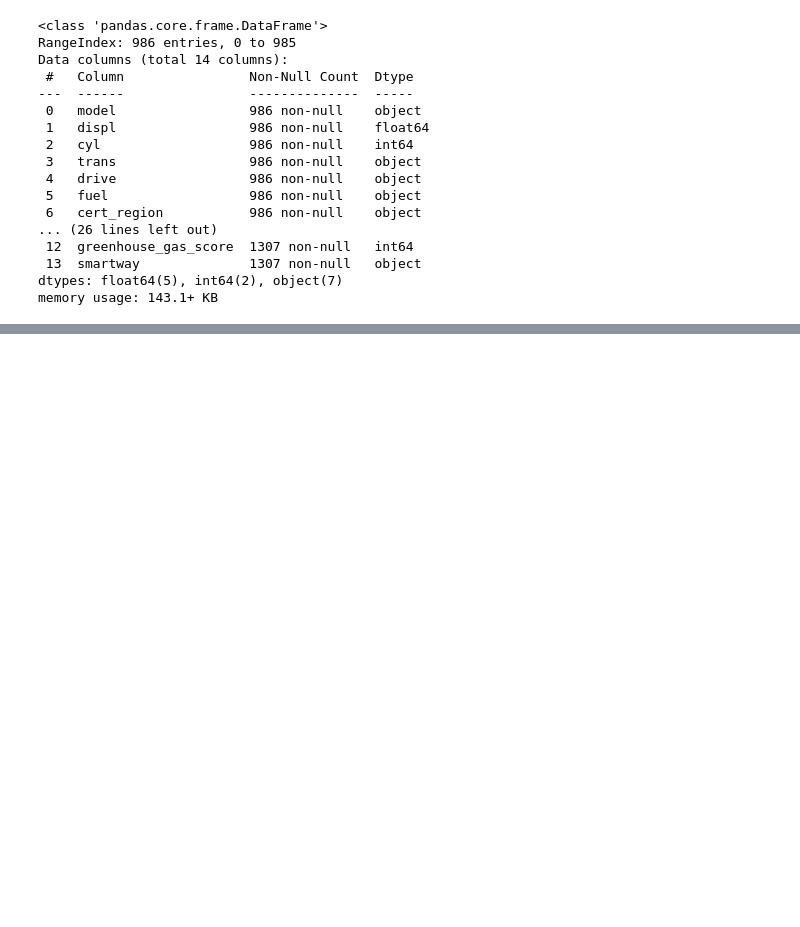
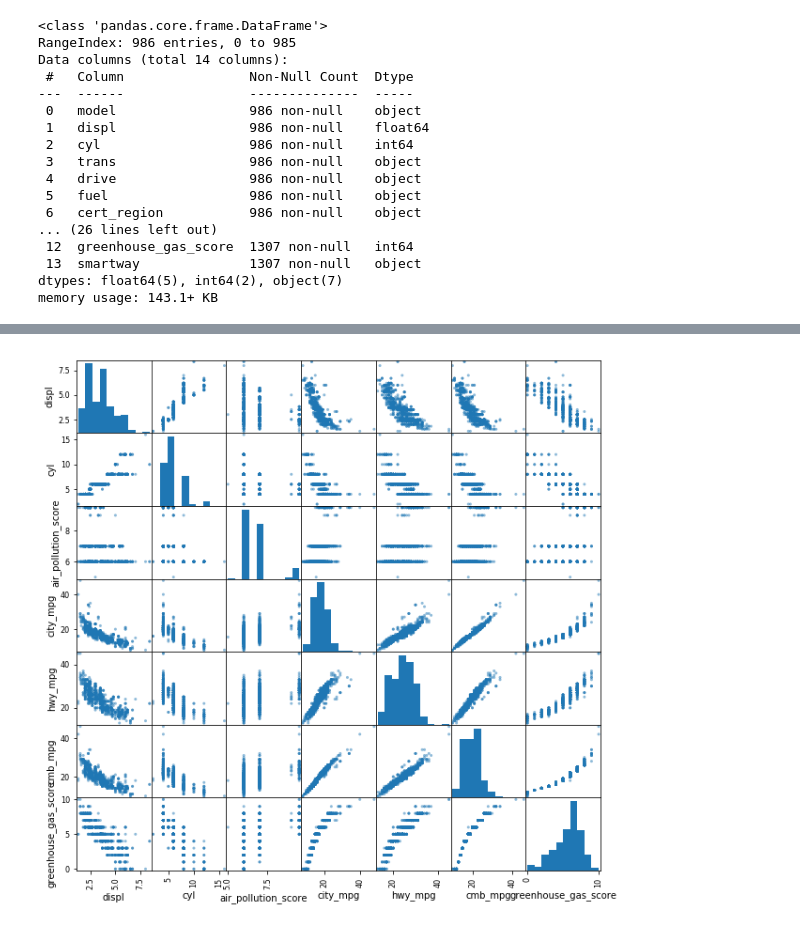
Before and after one commit to Owl-Code/udacity-fuel-economy, a Jupyter notebook: Fuel Economy.ipynb, the cells around one changed output, grey strips where cells are left out. Saved outputs shown, nothing was run; the diff lists cells and outputs as text; code cells hidden in the pictures; blank space fills up the shorter version.

```diff
--- a/Fuel Economy.ipynb
+++ b/Fuel Economy.ipynb
@@ -473,0 +492,4 @@ df_18.to_csv('clean_18.csv', index=False)
+# %%
+pd.plotting.scatter_matrix(df_08, figsize=(10,10));
+# %% [output]
+[figure, added]
```
Also changed, not shown: parts of 22 cells of this notebook.
